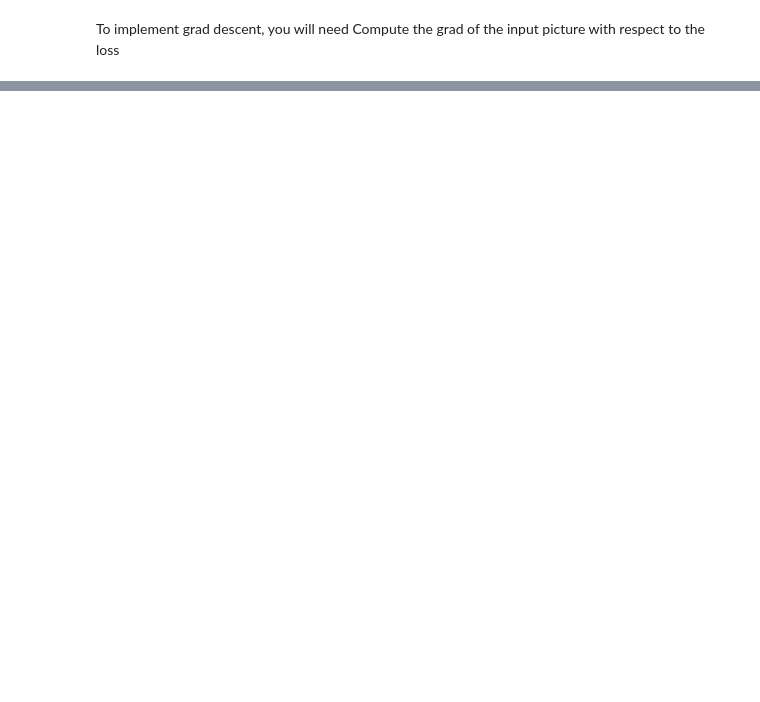
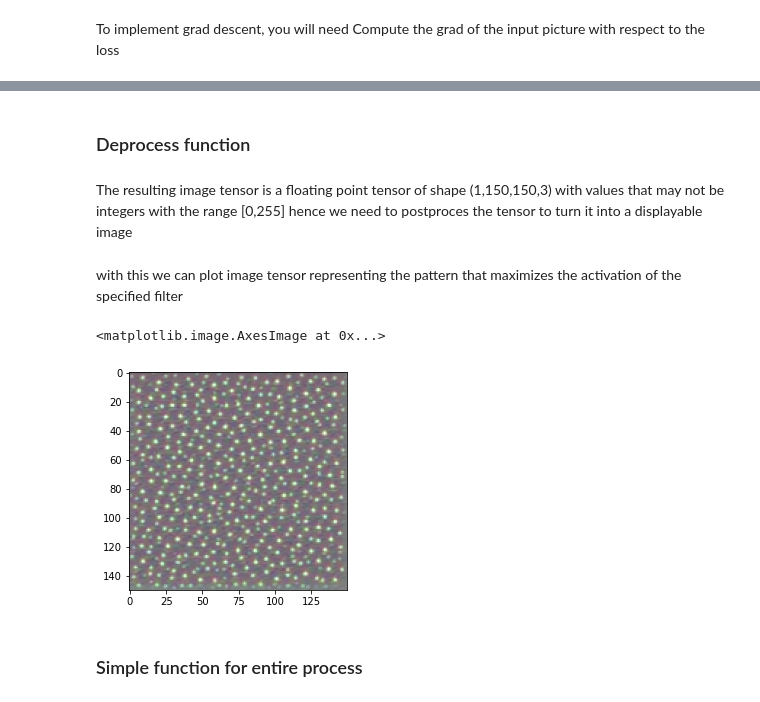
Before and after one commit to IsaacMwendwa/Simple-Image-Classifier, a Jupyter notebook: Simple_image_classifier_using_cnn.ipynb, the cells around one changed output, grey strips where cells are left out. Drawn from its saved outputs; the diff is of its cells as text; code cells hidden in the pictures; blank space fills up the shorter version.

```diff
--- a/Simple_image_classifier_using_cnn.ipynb
+++ b/Simple_image_classifier_using_cnn.ipynb
@@ -934,0 +1006,47 @@ RuntimeError: ignored
+# %%
+iterate = K.function ([model.input],[loss,grads])
+# %%
+#now we can define a python loop to do stochastic gradient
+import numpy as np
+
+img_width,img_height =150,150
+#we start from a gray image with some noise
+input_img_data=np.random.random((1,img_width,img_height,3))
+# %%
+step = 1.0
+#run the gradient ascent for 50 steps
+
+for i in range (50):
+  loss_values,grads_value = iterate([input_img_data])
+  input_img_data += grads_value * step
+# %% [markdown]
+### Deprocess function
+# %% [markdown]
+The resulting image tensor is a floating point tensor of shape (1,150,150,3) with values that may not be integers with the range [0,255] hence we need to postproces the tensor to turn it into a displayable image
+# %%
+# util function to convert a tensor into a valid image
+
+def deprocess_image(x):
+  #normalize tensor: center on 0,0 to ensure that std 0.1
+  x -= x.mean()
+  x /= (x.std()- 1e-5)
+  x *= 0.1
+  #clip to [x,0,1]
+  x += 0.5
+  x = np.clip(x,0,1)
+  #to convert to rgb
+  x *= 255
+  x = np.clip(x,0,255).astype('uint8')
+  return x
+# %% [markdown]
+with this we can plot image tensor representing the pattern that maximizes the activation of the specified filter
+# %%
+import matplotlib.pyplot as plt
+
+img = input_img_data[0]
+plt.imshow(deprocess_image(img))
+# %% [output]
+<matplotlib.image.AxesImage at 0x...>
+[figure, added]
+# %% [markdown]
+### Simple function for entire process
```
Also changed, not shown: parts of 36 cells of this notebook.
